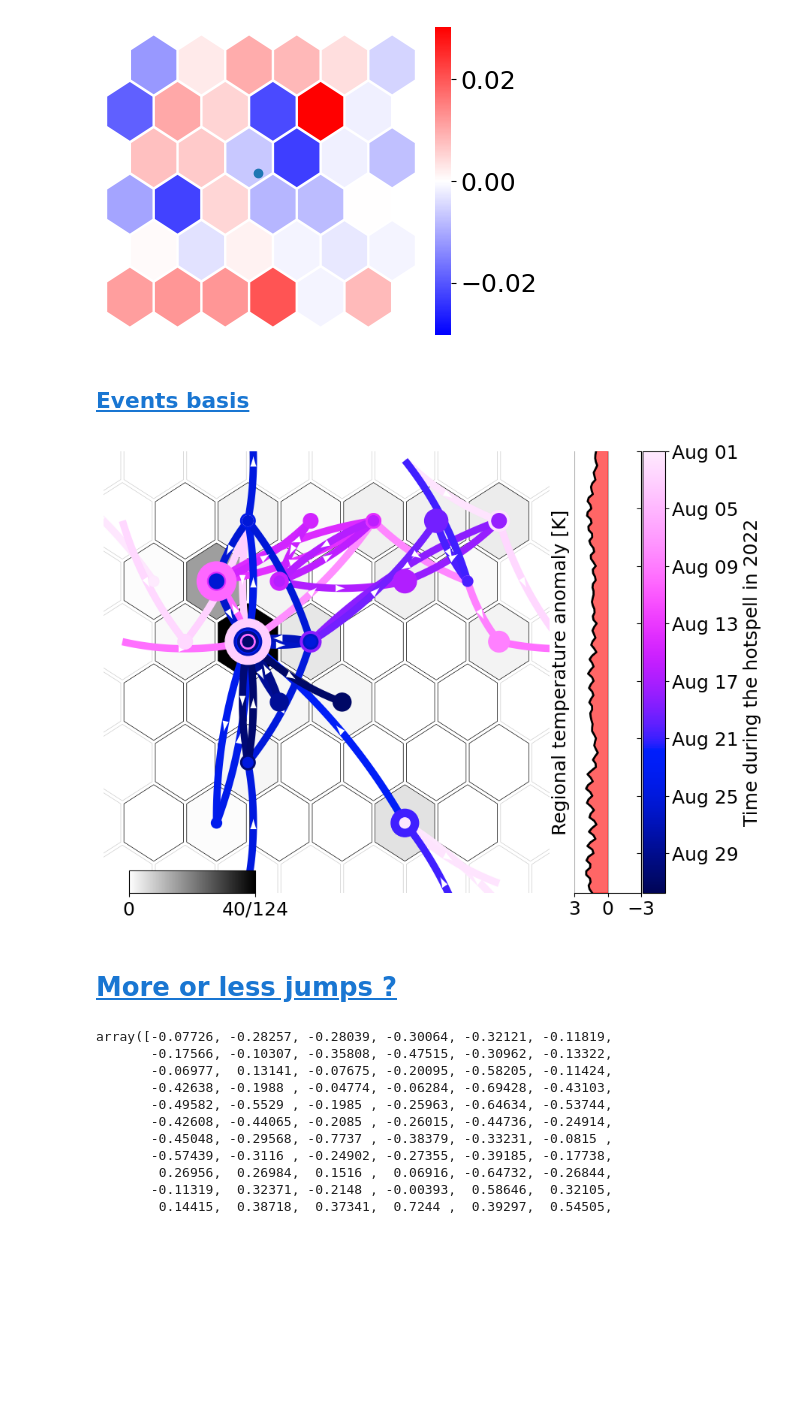
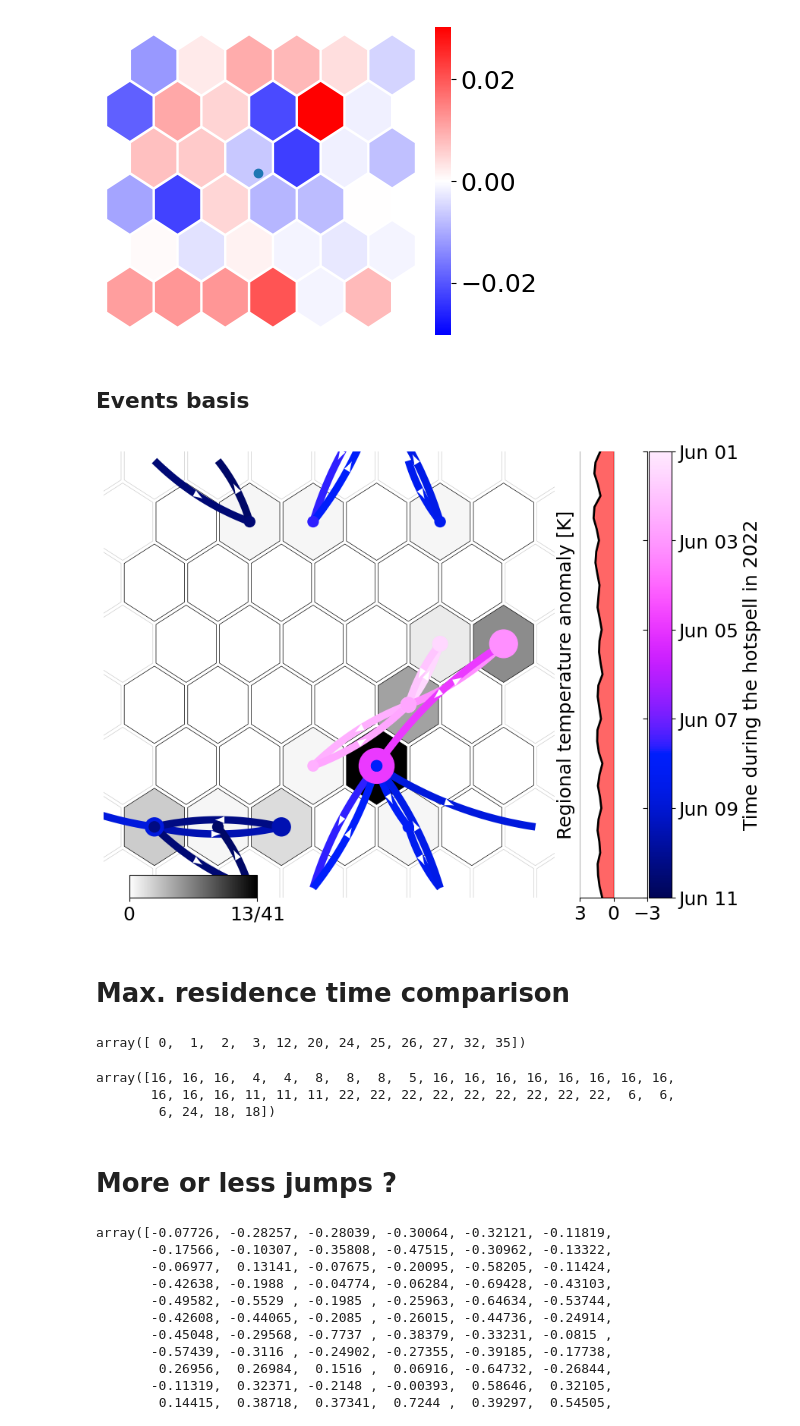
Before and after one commit to hbanderier/persistent-extremes-era5, a Jupyter notebook: SOM_hotspells.ipynb, the cells around one changed output. Saved outputs shown, nothing was run; the diff lists cells and outputs as text; code cells hidden in the pictures; blank space fills up the shorter version.

```diff
--- a/SOM_hotspells.ipynb
+++ b/SOM_hotspells.ipynb
@@ -38,8 +44,10 @@ props_as_ds_uncat = exp_s.props_as_ds(categorize=False)
 props_as_ds_uncat = better_is_polar(all_jets, props_as_ds_uncat, exp_s_low.path)
 props_as_ds = categorize_ds_jets(props_as_ds_uncat)
 props_as_ds['exists'] = (~props_as_ds['mean_lon'].isnull()).astype(np.float32)
-da_cee = exp_T.select_heat_wave_cluster()
+da_cee = exp_T.select_heat_wave_cluster(9, 5)
+da_cee_detrended = exp_T_detrended.select_heat_wave_cluster(18, 11)
 heat_waves_ts, heat_waves, hs_da = heat_waves_from_t(da_cee, fill_holes=True, output_type="both")
+heat_waves_ts_dd, heat_waves_dd, hs_da_dd = heat_waves_from_t(da_cee_detrended, fill_holes=True, output_type="both")
 # %%
 net, centers, labels = exp_s.compute_som(
     6,
@@ -110,15 +118,42 @@ plt.show()
 # %% [output]
 [figure]
 # %% [markdown]
-## <a id='toc1_2_'></a>[Events basis](#toc0_)
+## Events basis
 # %%
 season = da_cee.sel(time=(da_cee.time.dt.year == 2022) & (da_cee.time.dt.month == 8)).time.values
-fig, ax, cbar = plt_traj_hotspell(season, bmus_da, da_cee)
+heat_wave = heat_waves_ts[-4]
+fig, ax, cbar = plt_traj_hotspell(heat_wave, bmus_da, da_cee)
 fig.savefig(f'{FIGURES}/som_props/hotspell_2022.png', dpi=300, bbox_inches='tight')
 # %% [output]
-[figure, old version]
+[figure, new version]
+# %% [markdown]
+# Max. residence time comparison
+# %%
+heat_waves_stays = {'longest_stay': [], 'ref_distrib': [], 'significant': []}
+for heat_wave in heat_waves_ts:
+    len_ = len(heat_wave)
+    start_month = heat_wave[0].month
+    start_times = np.where(bmus_da.time.dt.month==start_month)[0]
+    indices = start_times[:, None] + np.arange(len_)[None, :]
+    from scipy.stats import mode
+    these_bmus = bmus_da.values[indices]
+    counts = mode(np.cumsum(np.diff(these_bmus, axis=1) != 0, axis=1), axis=1)[1]
+    these_bmus = bmus_da.loc[heat_waves_ts[-2]].values
+    heat_wave_longest_stay = mode(np.cumsum(np.diff(these_bmus) != 0))[1]
+    heat_waves_stays['longest_stay'].append(heat_wave_longest_stay)
+    heat_waves_stays['ref_distrib'].append(np.sort(counts))
+    heat_waves_stays['significant'].append(heat_wave_longest_stay >= np.quantile(counts, 0.95))
+np.where(heat_waves_stays['significant'])[0]
+# %% [output]
+array([ 0,  1,  2,  3, 12, 20, 24, 25, 26, 27, 32, 35])
+# %%
+these_bmus
+# %% [output]
+array([16, 16, 16,  4,  4,  8,  8,  8,  5, 16, 16, 16, 16, 16, 16, 16, 16,
+       16, 16, 16, 11, 11, 11, 22, 22, 22, 22, 22, 22, 22, 22, 22,  6,  6,
+        6, 24, 18, 18])
 # %% [markdown]
-# <a id='toc2_'></a>[More or less jumps ?](#toc0_)
+# More or less jumps ?
 # %%
 da_cee.resample(time='1Y').mean().values
 # %% [output]
```
Also changed, not shown: parts of 5 cells of this notebook, 2 other files.
